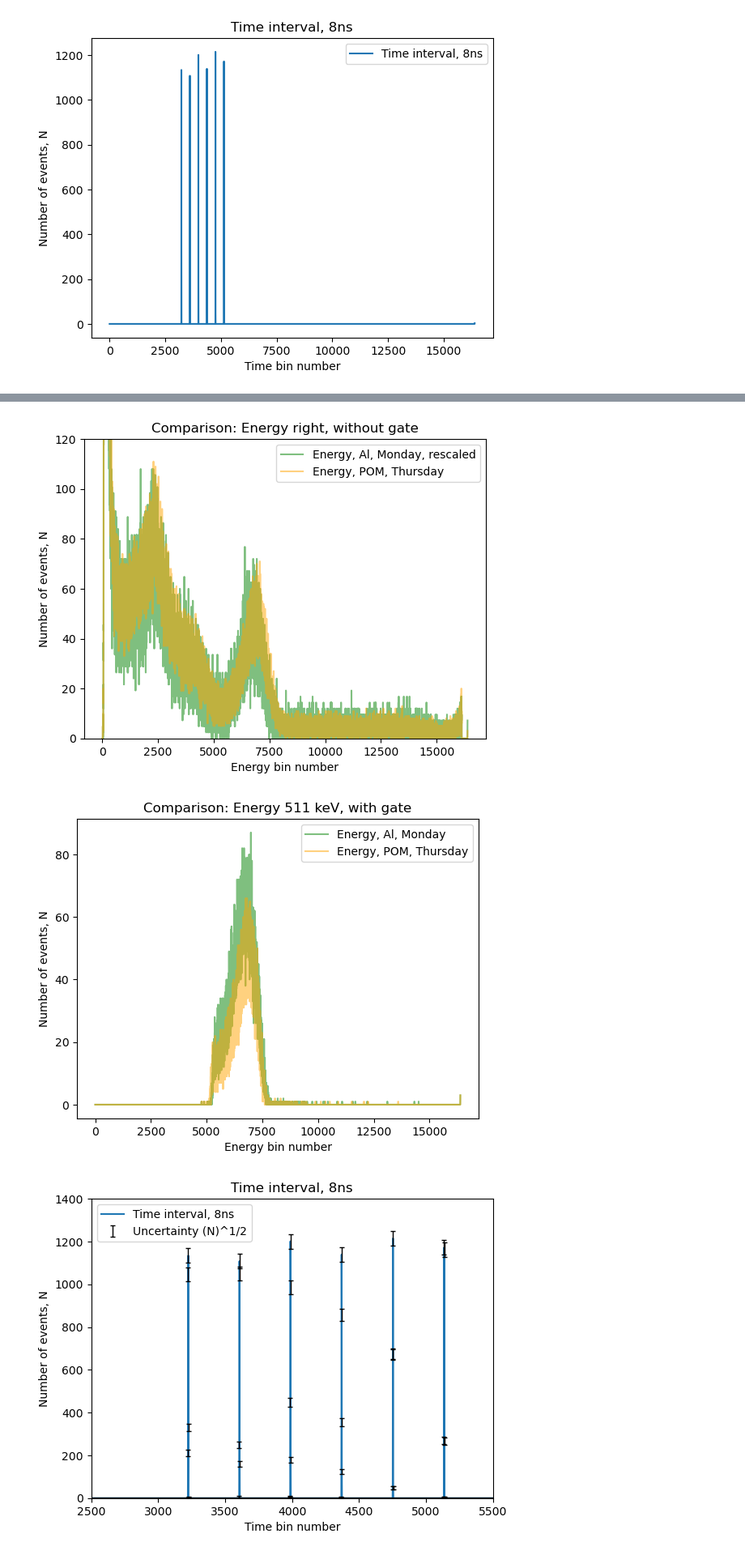
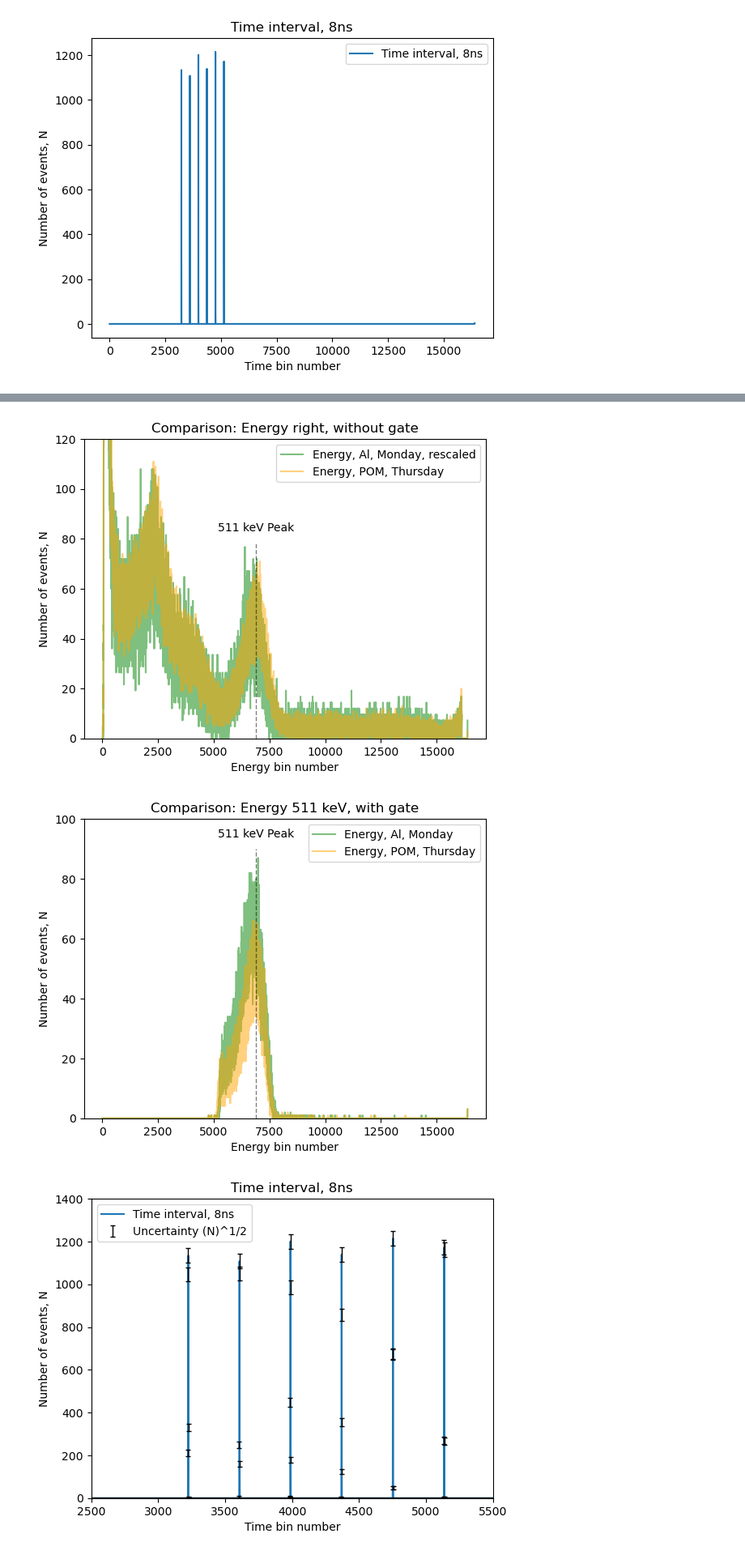
Before and after one commit to Royeth-Boss/KT-1-Lab-Positronium, a Jupyter notebook: Fits_and_plots.ipynb, the cells around one changed output, grey strips where cells are left out. Shown at 81% size. Saved outputs shown, nothing was run; the diff lists cells and outputs as text; code cells hidden in the pictures.

Commit message:
Added indicators to the energy peaks in the energy plots.

```diff
--- a/Fits_and_plots.ipynb
+++ b/Fits_and_plots.ipynb
@@ -329,6 +329,12 @@ x_axis = np.linspace(1, len(data_energy_left_nogate_al), len(data_energy_left_no
 
 plt.plot(data_energy_left_nogate_al, label="Energy, Al, Monday", color="blue", alpha=0.5)
 plt.plot(data_energy_left_nogate_pom, label="Energy, POM, Thursday", color="red", alpha=0.5)
+
+plt.axvline(x=5500, color='black', linestyle='--', linewidth=1, alpha=0.5, ymin=0, ymax=0.6)
+plt.text(5500, 75, '511 keV Peak', color='black', ha='center', va='bottom', rotation=0)
+
+plt.axvline(x=14000, color='black', linestyle='--', linewidth=1, alpha=0.5, ymin=0, ymax=0.12)
+plt.text(14000, 17, '1275 keV Peak', color='black', ha='center', va='bottom', rotation=0)
 
 plt.title("Comparison: Energy left, without gate")
 plt.xlabel("Energy bin number")
@@ -348,6 +354,12 @@ plt.close()
 plt.plot((120/50) * data_energy_left_nogate_al, label="Energy, Al, Monday, rescaled", color="blue", alpha=0.5)
 plt.plot(data_energy_left_nogate_pom, label="Energy, POM, Thursday", color="red", alpha=0.5)
 
+plt.axvline(x=5500, color='black', linestyle='--', linewidth=1, alpha=0.5, ymin=0, ymax=0.6)
+plt.text(5500, 75, '511 keV Peak', color='black', ha='center', va='bottom', rotation=0)
+
+plt.axvline(x=14000, color='black', linestyle='--', linewidth=1, alpha=0.5, ymin=0, ymax=0.12)
+plt.text(14000, 17, '1275 keV Peak', color='black', ha='center', va='bottom', rotation=0)
+
 plt.title("Comparison: Energy left, without gate")
 plt.xlabel("Energy bin number")
 plt.ylabel("Number of events, N")
@@ -365,6 +377,10 @@ plt.close()
 
 plt.plot(data_energy_1275_gate_al, label="Energy, Al, Monday", color="blue", alpha=0.5)
 plt.plot(data_energy_1275_gate_pom, label="Energy, POM, Thursday", color="red", alpha=0.5)
+
+plt.axvline(x=14000, color='black', linestyle='--', linewidth=1, alpha=0.5, ymin=0.04, ymax=0.8)
+plt.text(14000, 13, '1275 keV Peak', color='black', ha='center', va='bottom', rotation=0)
+
 
 plt.title("Comparison: Energy 1275 keV, with gate")
 plt.xlabel("Energy bin number")
@@ -384,6 +400,9 @@ plt.close()
 plt.plot(data_energy_right_nogate_al, label="Energy, Al, Monday", color="green", alpha=0.5)
 plt.plot(data_energy_right_nogate_pom, label="Energy, POM, Thursday", color="orange", alpha=0.5)
 
+plt.axvline(x=6900, color='black', linestyle='--', linewidth=1, alpha=0.5, ymin=0, ymax=0.65)
+plt.text(6900, 82, '511 keV Peak', color='black', ha='center', va='bottom', rotation=0)
+
 plt.title("Comparison: Energy right, without gate")
 plt.xlabel("Energy bin number")
 plt.ylabel("Number of events, N")
@@ -401,6 +420,9 @@ plt.close()
 
 plt.plot((120/50) * data_energy_right_nogate_al, label="Energy, Al, Monday, rescaled", color="green", alpha=0.5)
 plt.plot(data_energy_right_nogate_pom, label="Energy, POM, Thursday", color="orange", alpha=0.5)
+
+plt.axvline(x=6900, color='black', linestyle='--', linewidth=1, alpha=0.5, ymin=0, ymax=0.65)
+plt.text(6900, 82, '511 keV Peak', color='black', ha='center', va='bottom', rotation=0)
 
 plt.title("Comparison: Energy right, without gate")
 plt.xlabel("Energy bin number")
@@ -420,12 +442,15 @@ plt.close()
 plt.plot(data_energy_511_gate_al, label="Energy, Al, Monday", color="green", alpha=0.5)
 plt.plot(data_energy_511_gate_pom, label="Energy, POM, Thursday", color="orange", alpha=0.5)
 
+plt.axvline(x=6900, color='black', linestyle='--', linewidth=1, alpha=0.5, ymin=0, ymax=0.9)
+plt.text(6900, 93, '511 keV Peak', color='black', ha='center', va='bottom', rotation=0)
+
 plt.title("Comparison: Energy 511 keV, with gate")
 plt.xlabel("Energy bin number")
 plt.ylabel("Number of events, N")
 
 plt.legend()
-# plt.ylim(0,)
+plt.ylim(0,100)
 
 plt.savefig("Energy_right_gate_511.png")
 
@@ -440,5 +465,5 @@ plt.close()
-[figure, old version]
+[figure, new version]
-[figure, old version]
+[figure, new version]
 # %%
 from scipy.optimize import curve_fit
 
```
Also changed, not shown: parts of 1 cell of this notebook, 6 other files.
